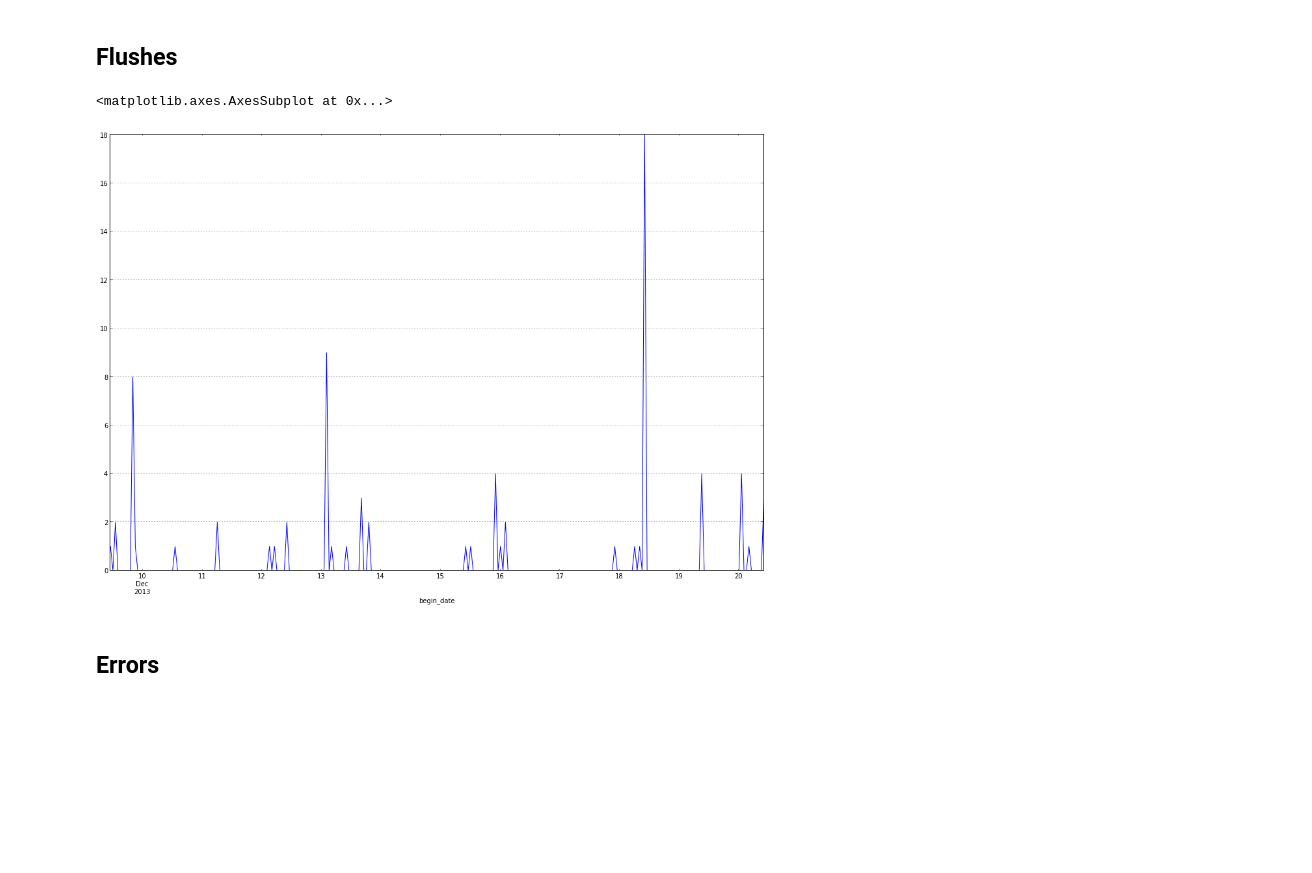
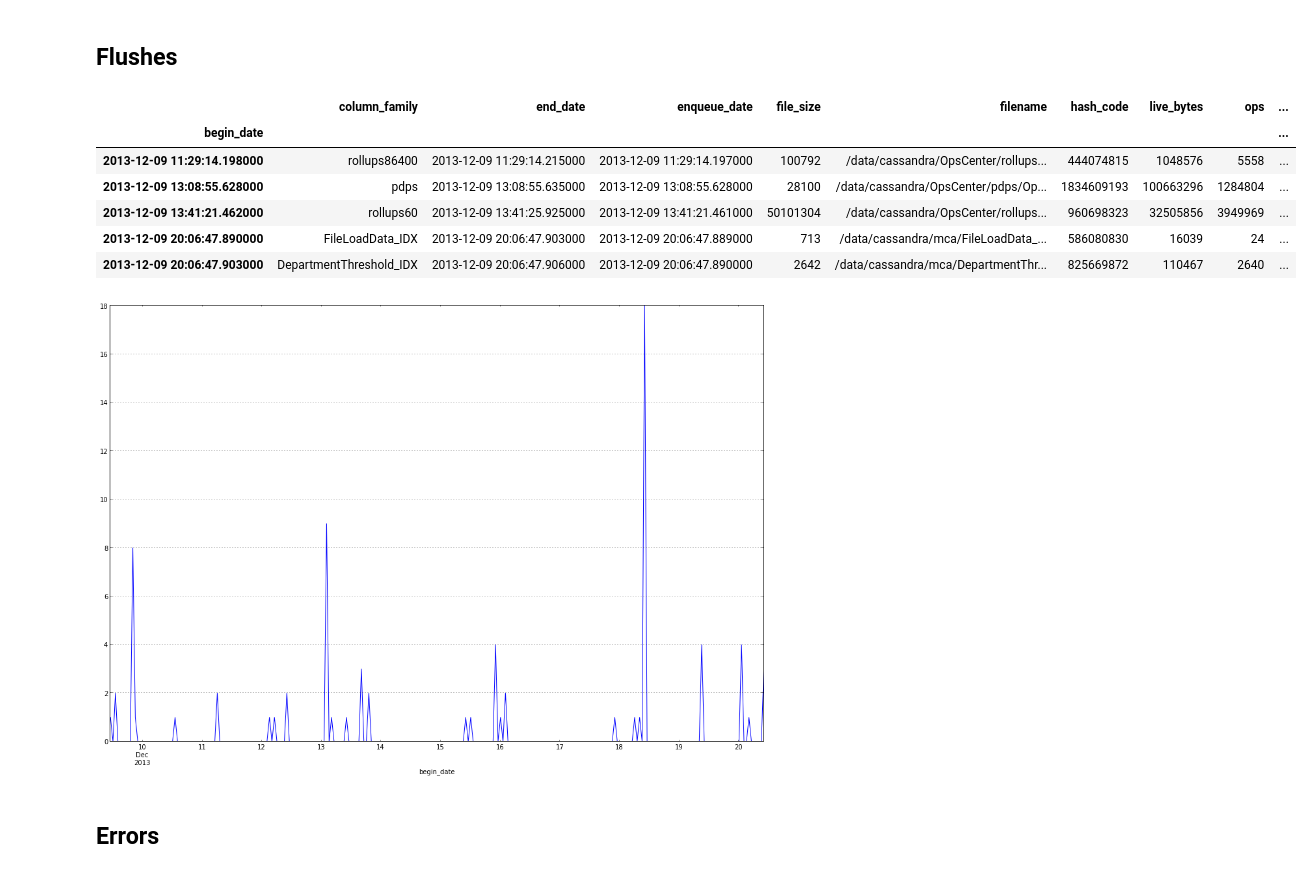
Before and after one commit to riptano/logparse, a Jupyter notebook: example.ipynb, the cells around one changed output. Saved outputs shown, nothing was run; the diff lists cells and outputs as text; code cells hidden in the pictures; blank space fills up the shorter version.

Commit message:
Add rule for enqueued flushes; re-arrage example notebook

```diff
--- a/example.ipynb
+++ b/example.ipynb
@@ -117,8 +117,15 @@ compactions['rate'].hist(bins=50)
 # %%
 flushes = pd.DataFrame.from_records(log.sessions[0]['flushes'],index='begin_date')
 flushes['filename'].resample('H', how='count').plot()
+flushes.head()
 # %% [output]
-<matplotlib.axes.AxesSubplot at 0x...>
+|  | column_family | end_date | enqueue_date | file_size | filename | hash_code | live_bytes | ops | ... |
+| begin_date |  |  |  |  |  |  |  |  | ... |
+| 2013-12-09 11:29:14.198000 | rollups86400 | 2013-12-09 11:29:14.215000 | 2013-12-09 11:29:14.197000 | 100792 | /data/cassandra/OpsCenter/rollups... | 444074815 | 1048576 | 5558 | ... |
+| 2013-12-09 13:08:55.628000 | pdps | 2013-12-09 13:08:55.635000 | 2013-12-09 13:08:55.628000 | 28100 | /data/cassandra/OpsCenter/pdps/Op... | 1834609193 | 100663296 | 1284804 | ... |
+| 2013-12-09 13:41:21.462000 | rollups60 | 2013-12-09 13:41:25.925000 | 2013-12-09 13:41:21.461000 | 50101304 | /data/cassandra/OpsCenter/rollups... | 960698323 | 32505856 | 3949969 | ... |
+| 2013-12-09 20:06:47.890000 | FileLoadData_IDX | 2013-12-09 20:06:47.903000 | 2013-12-09 20:06:47.889000 | 713 | /data/cassandra/mca/FileLoadData_... | 586080830 | 16039 | 24 | ... |
+| 2013-12-09 20:06:47.903000 | DepartmentThreshold_IDX | 2013-12-09 20:06:47.906000 | 2013-12-09 20:06:47.890000 | 2642 | /data/cassandra/mca/DepartmentThr... | 825669872 | 110467 | 2640 | ... |
 [figure]
 # %% [markdown]
 ## Errors
```
Also changed, not shown: parts of 8 cells of this notebook, 1 other file.
